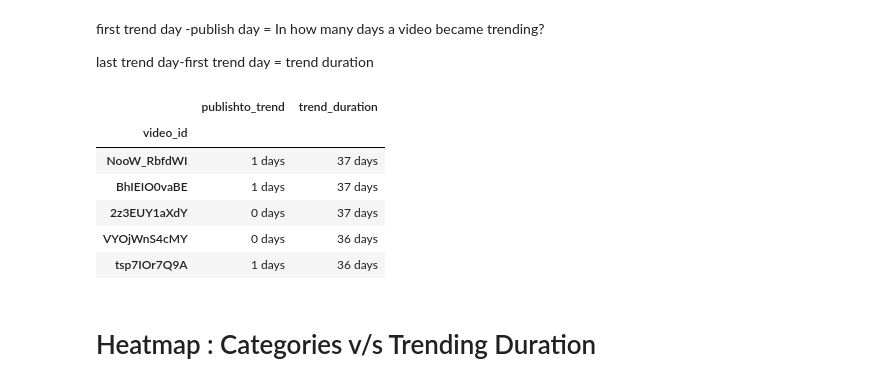
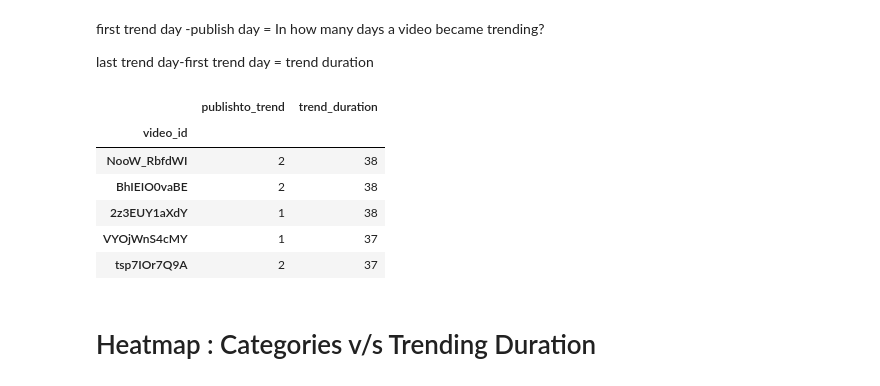
Before and after one commit to nilayduzkesen/EDA-Youtube-Project, a Jupyter notebook: EDA-Youtube Project!.ipynb, the cells around one changed output. Cells and saved outputs as stored; diff of their text form; code cells hidden in the pictures.

```diff
--- a/EDA-Youtube Project!.ipynb
+++ b/EDA-Youtube Project!.ipynb
@@ -443,25 +467,25 @@ first trend day -publish day = In how many days a video became trending?
 
 last trend day-first trend day = trend duration
 # %%
-trend_duration = all_df_full.groupby('video_id').trending_date.max()-all_df_full.groupby('video_id').trending_date.min()
+trend_duration = (all_df_full.groupby('video_id').trending_date.max()-all_df_full.groupby('video_id').trending_date.min()).dt.days+1
 dftrend_duration= trend_duration.to_frame()
 dftrend_duration.columns = ['trend_duration']
 all_data = pd.merge(all_data, dftrend_duration, on ='video_id', how = 'outer')
 # %%
 
-publishto_trend = all_df_full.groupby('video_id').trending_date.min() -all_df_full.groupby('video_id').publish_date.min().astype('datetime64[ns]')
+publishto_trend = (all_df_full.groupby('video_id').trending_date.min() -all_df_full.groupby('video_id').publish_date.min().astype('datetime64[ns]')).dt.days+1
 dfpublishto_trend= publishto_trend.to_frame()
 dfpublishto_trend.columns = ['publishto_trend']
 all_data = pd.merge(all_data, dfpublishto_trend, on ='video_id', how = 'outer')
 all_data[['publishto_trend','trend_duration']].sort_values('trend_duration',ascending=False).head()
 # %% [output]
 |  | publishto_trend | trend_duration |
 | video_id |  |  |
-| NooW_RbfdWI | 1 days | 37 days |
-| BhIEIO0vaBE | 1 days | 37 days |
-| 2z3EUY1aXdY | 0 days | 37 days |
-| VYOjWnS4cMY | 0 days | 36 days |
-| tsp7IOr7Q9A | 1 days | 36 days |
+| NooW_RbfdWI | 2 | 38 |
+| BhIEIO0vaBE | 2 | 38 |
+| 2z3EUY1aXdY | 1 | 38 |
+| VYOjWnS4cMY | 1 | 37 |
+| tsp7IOr7Q9A | 2 | 37 |
 # %% [markdown]
 # Heatmap : Categories v/s Trending Duration
 # %% [markdown]
```
Also changed, not shown: parts of 26 cells of this notebook.
